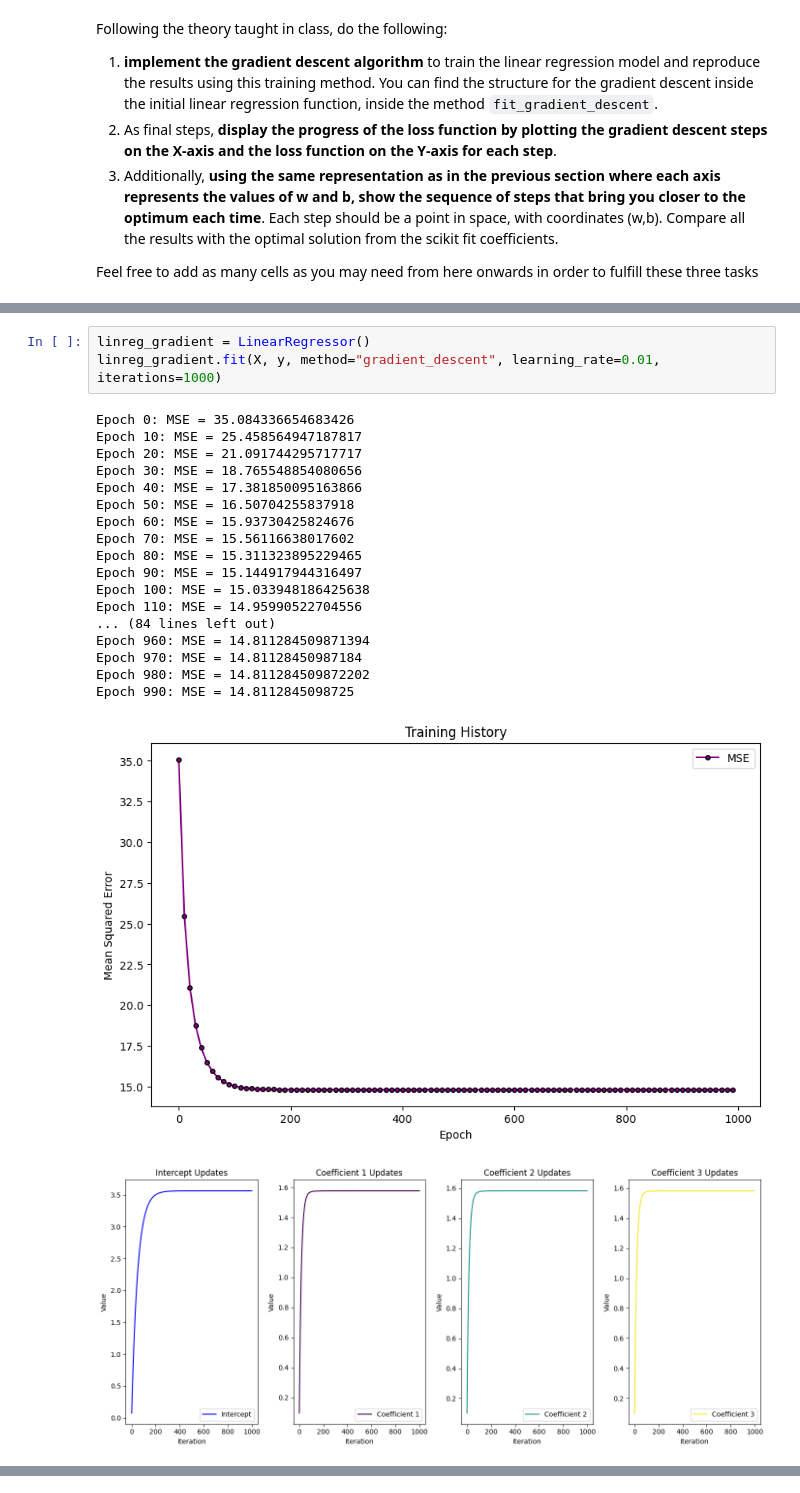
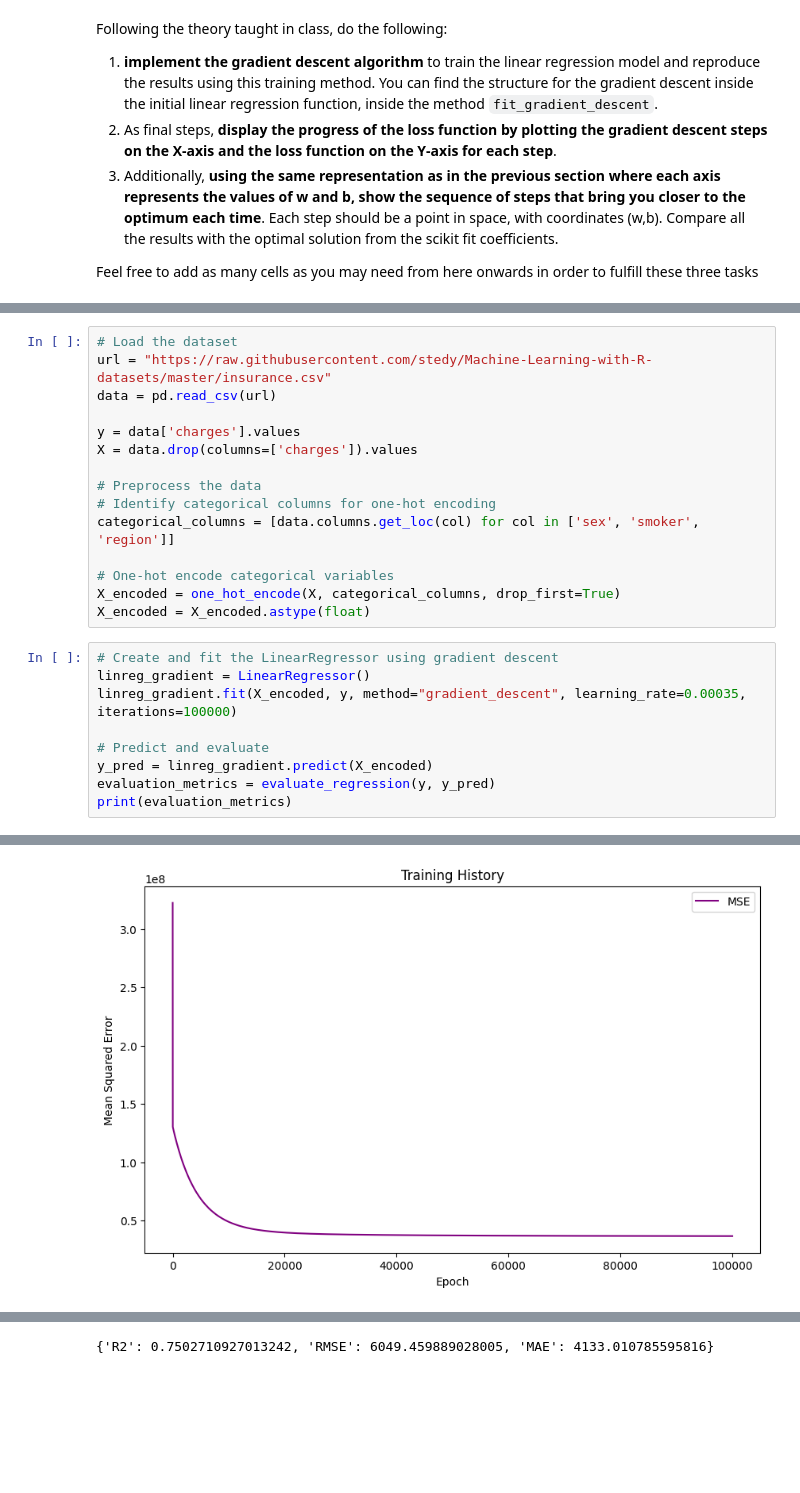
Before and after one commit to ICAI-IMAT-ML/p2-4-Jandres321, a Jupyter notebook: notebook/Lab_2_4_LR2.ipynb, the cells around one changed output, grey strips where cells are left out. Saved outputs shown, nothing was run; the diff lists cells and outputs as text; blank space fills up the shorter version.

```diff
--- a/notebook/Lab_2_4_LR2.ipynb
+++ b/notebook/Lab_2_4_LR2.ipynb
@@ -405,23 +396,25 @@ y = np.array(data["Output"])
-# %%
-linreg_gradient = LinearRegressor()
-linreg_gradient.fit(X, y, method="gradient_descent", learning_rate=0.01, iterations=1000)
-# %% [output]
-Epoch 0: MSE = 35.084336654683426
-Epoch 10: MSE = 25.458564947187817
-Epoch 20: MSE = 21.091744295717717
-Epoch 30: MSE = 18.765548854080656
-Epoch 40: MSE = 17.381850095163866
-Epoch 50: MSE = 16.50704255837918
-Epoch 60: MSE = 15.93730425824676
-Epoch 70: MSE = 15.56116638017602
-Epoch 80: MSE = 15.311323895229465
-Epoch 90: MSE = 15.144917944316497
-Epoch 100: MSE = 15.033948186425638
-Epoch 110: MSE = 14.95990522704556
-... (84 lines left out)
-Epoch 960: MSE = 14.811284509871394
-Epoch 970: MSE = 14.81128450987184
-Epoch 980: MSE = 14.811284509872202
-Epoch 990: MSE = 14.8112845098725
-[figure, removed]
-[figure, removed]
+# %%
+# Load the dataset
+url = "https://raw.githubusercontent.com/stedy/Machine-Learning-with-R-datasets/master/insurance.csv"
+data = pd.read_csv(url)
+
+y = data['charges'].values
+X = data.drop(columns=['charges']).values
+
+# Preprocess the data
+# Identify categorical columns for one-hot encoding
+categorical_columns = [data.columns.get_loc(col) for col in ['sex', 'smoker', 'region']]
+
+# One-hot encode categorical variables
+X_encoded = one_hot_encode(X, categorical_columns, drop_first=True)
+X_encoded = X_encoded.astype(float)
+# %%
+# Create and fit the LinearRegressor using gradient descent
+linreg_gradient = LinearRegressor()
+linreg_gradient.fit(X_encoded, y, method="gradient_descent", learning_rate=0.00035, iterations=100000)
+
+# Predict and evaluate
+y_pred = linreg_gradient.predict(X_encoded)
+evaluation_metrics = evaluate_regression(y, y_pred)
+print(evaluation_metrics)
+# %% [output]
@@ -427,0 +438 @@ Epoch 990: MSE = 14.8112845098725
+[figure, added]
@@ -427,0 +448 @@ Epoch 990: MSE = 14.8112845098725
+{'R2': 0.7502710927013242, 'RMSE': 6049.459889028005, 'MAE': 4133.010785595816}
```
Also changed, not shown: parts of 4 cells of this notebook.
